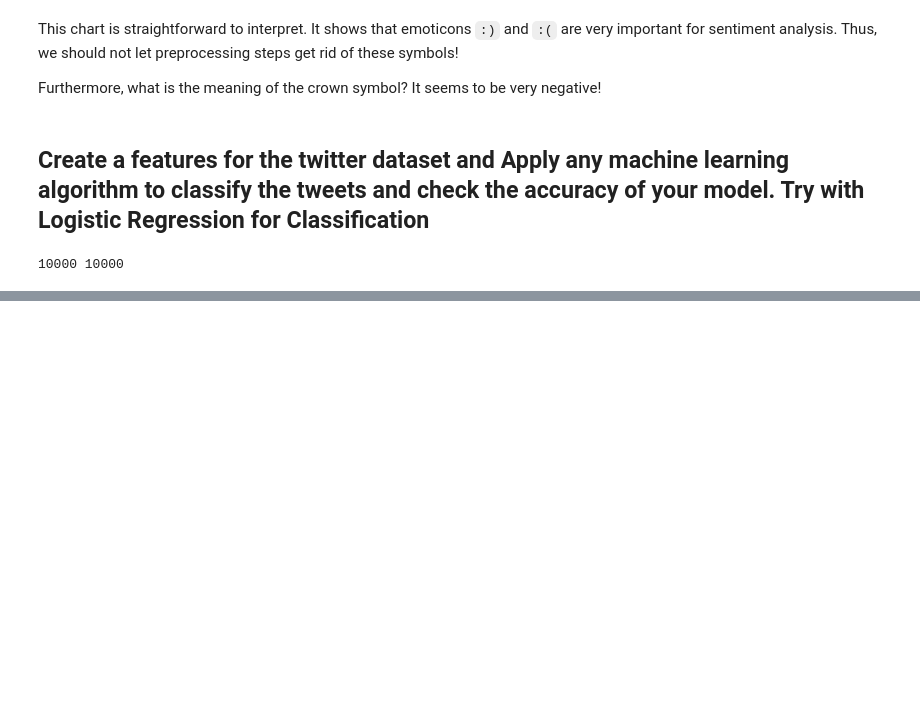
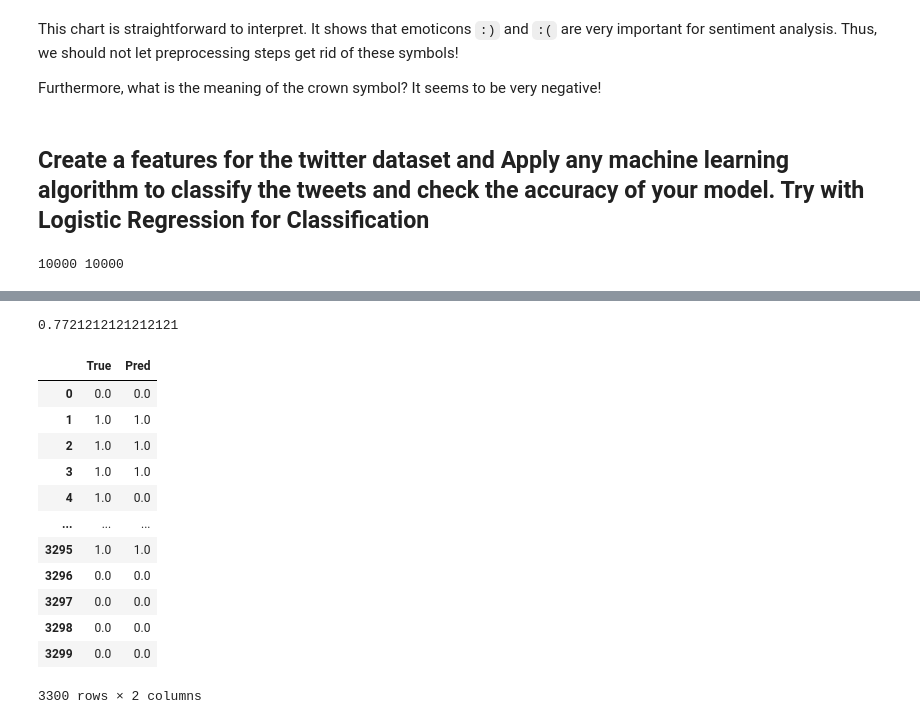
Before and after one commit to B-Tech-AI-Python/Class-assignments, a Jupyter notebook: sem-4/Lab9_8_3/Lab9_PreprocessingNLPUsingNLTKPackage.ipynb, the cells around one changed output, grey strips where cells are left out. Saved outputs shown, nothing was run; the diff lists cells and outputs as text; code cells hidden in the pictures; blank space fills up the shorter version.

```diff
--- a/sem-4/Lab9_8_3/Lab9_PreprocessingNLPUsingNLTKPackage.ipynb
+++ b/sem-4/Lab9_8_3/Lab9_PreprocessingNLPUsingNLTKPackage.ipynb
@@ -543,2 +540,24 @@ clf.score(X, y)
 # %%
 y_pred = clf.predict(X_test)
+# %%
+from sklearn.metrics import accuracy_score
+print(accuracy_score(y_test, y_pred))
+# %% [output]
+0.7721212121212121
+# %%
+import pandas as pd
+pd.DataFrame({'True': y_test, 'Pred': y_pred})
+# %% [output]
+|  | True | Pred |
+| 0 | 0.0 | 0.0 |
+| 1 | 1.0 | 1.0 |
+| 2 | 1.0 | 1.0 |
+| 3 | 1.0 | 1.0 |
+| 4 | 1.0 | 0.0 |
+| ... | ... | ... |
+| 3295 | 1.0 | 1.0 |
+| 3296 | 0.0 | 0.0 |
+| 3297 | 0.0 | 0.0 |
+| 3298 | 0.0 | 0.0 |
+| 3299 | 0.0 | 0.0 |
+3300 rows × 2 columns
```
Also changed, not shown: parts of 5 cells of this notebook, 2 other files.
